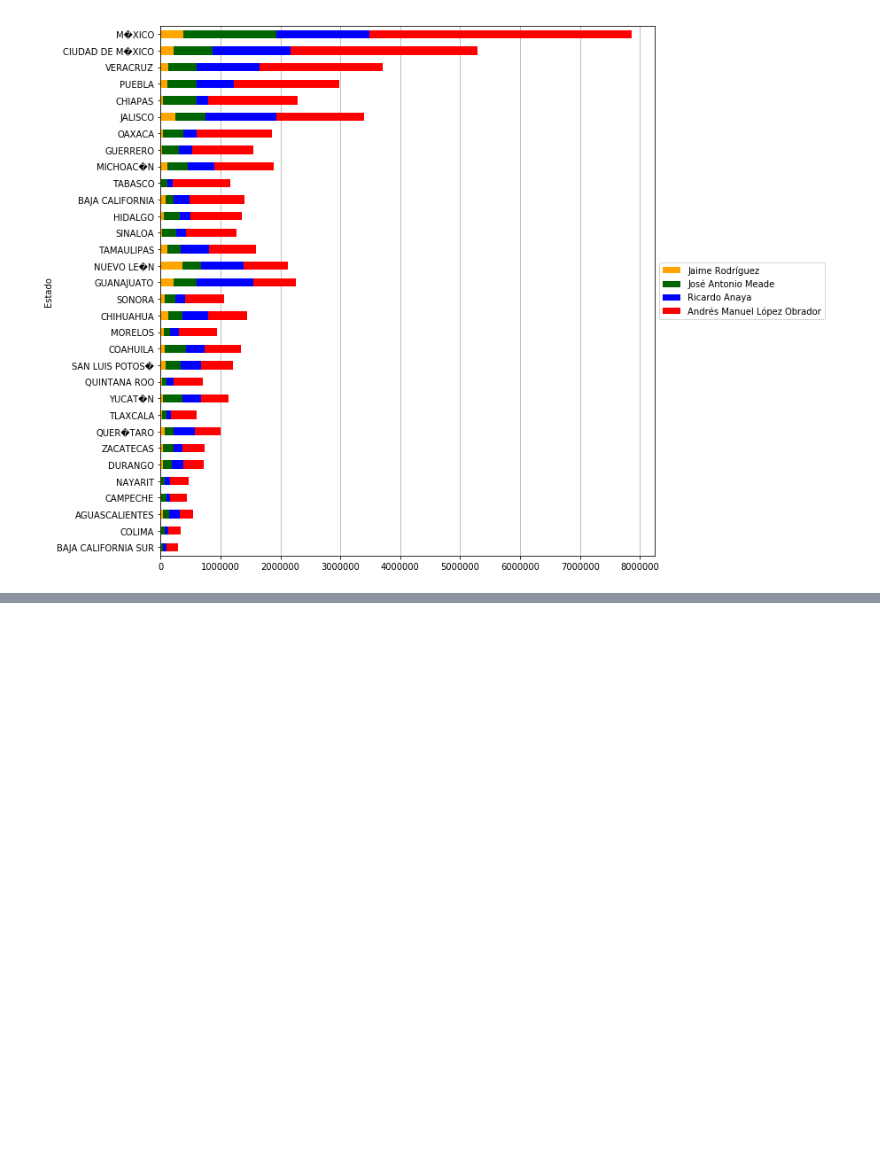
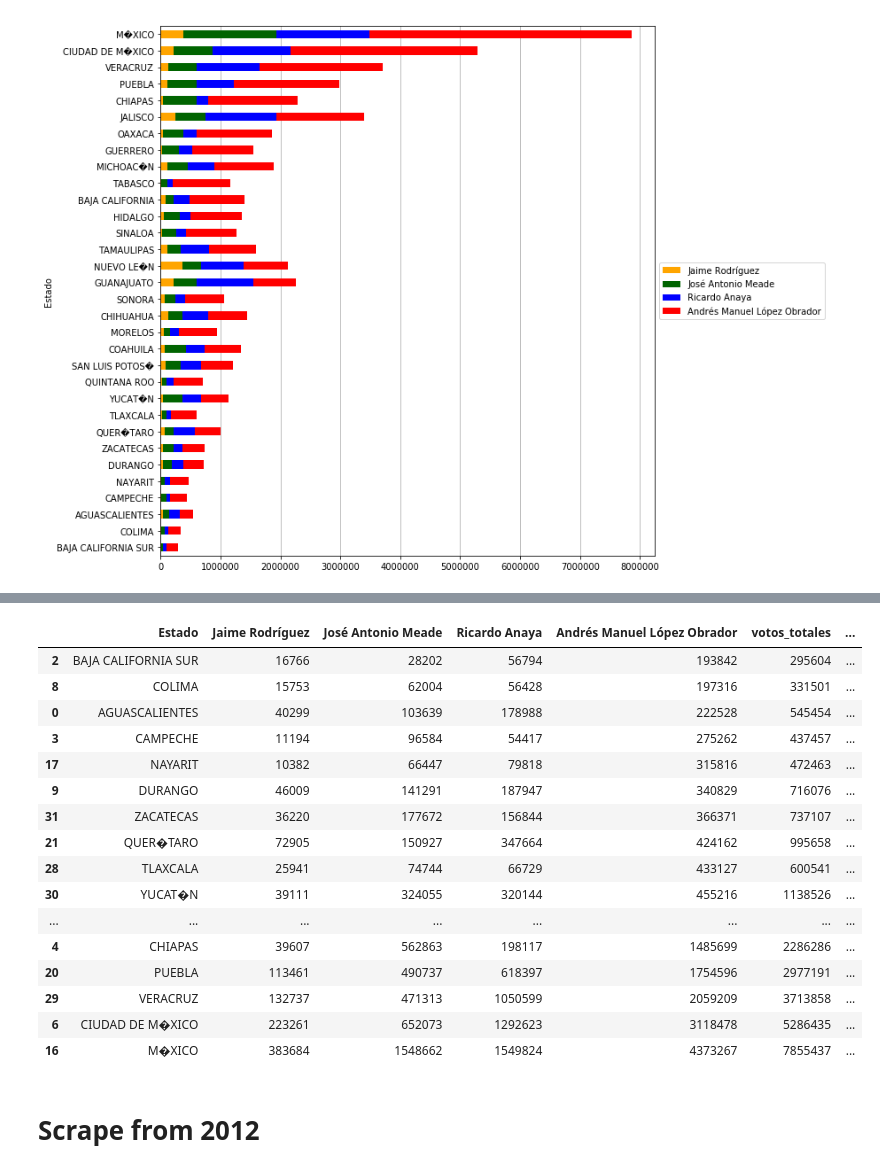
Before and after one commit to dbaptistr/data-studio, a Jupyter notebook: code/01-project-elections/Election results 2018.ipynb, the cells around one changed output, grey strips where cells are left out. Cells and saved outputs as stored; diff of their text form; code cells hidden in the pictures; blank space fills up the shorter version.

```diff
--- a/code/01-project-elections/Election results 2018.ipynb
+++ b/code/01-project-elections/Election results 2018.ipynb
@@ -687,2 +715,2 @@ df_all2['AMLO_Porcentaje'] = round(df_all['Andrés Manuel López Obrador'] / df_
 # %%
-df_all2
+df_all2= df_all
@@ -758,0 +771,21 @@ plt.savefig("total_percent_states2.pdf")
+# %%
+df_all2['winner'] = df_all2[["JR_Porcentaje", "JAM_Porcentaje", "RA_Porcentaje", "AMLO_Porcentaje"]].max(axis=1)
+df_all2
+# %% [output]
+|  | Estado | Jaime Rodríguez | José Antonio Meade | Ricardo Anaya | Andrés Manuel López Obrador | votos_totales | ... |
+| 2 | BAJA CALIFORNIA SUR | 16766 | 28202 | 56794 | 193842 | 295604 | ... |
+| 8 | COLIMA | 15753 | 62004 | 56428 | 197316 | 331501 | ... |
+| 0 | AGUASCALIENTES | 40299 | 103639 | 178988 | 222528 | 545454 | ... |
+| 3 | CAMPECHE | 11194 | 96584 | 54417 | 275262 | 437457 | ... |
+| 17 | NAYARIT | 10382 | 66447 | 79818 | 315816 | 472463 | ... |
+| 9 | DURANGO | 46009 | 141291 | 187947 | 340829 | 716076 | ... |
+| 31 | ZACATECAS | 36220 | 177672 | 156844 | 366371 | 737107 | ... |
+| 21 | QUER�TARO | 72905 | 150927 | 347664 | 424162 | 995658 | ... |
+| 28 | TLAXCALA | 25941 | 74744 | 66729 | 433127 | 600541 | ... |
+| 30 | YUCAT�N | 39111 | 324055 | 320144 | 455216 | 1138526 | ... |
+| ... | ... | ... | ... | ... | ... | ... | ... |
+| 4 | CHIAPAS | 39607 | 562863 | 198117 | 1485699 | 2286286 | ... |
+| 20 | PUEBLA | 113461 | 490737 | 618397 | 1754596 | 2977191 | ... |
+| 29 | VERACRUZ | 132737 | 471313 | 1050599 | 2059209 | 3713858 | ... |
+| 6 | CIUDAD DE M�XICO | 223261 | 652073 | 1292623 | 3118478 | 5286435 | ... |
+| 16 | M�XICO | 383684 | 1548662 | 1549824 | 4373267 | 7855437 | ... |
@@ -758,0 +794,2 @@ plt.savefig("total_percent_states2.pdf")
+# %% [markdown]
+# Scrape from 2012
```
Also changed, not shown: parts of 19 cells of this notebook, 2 other files.
